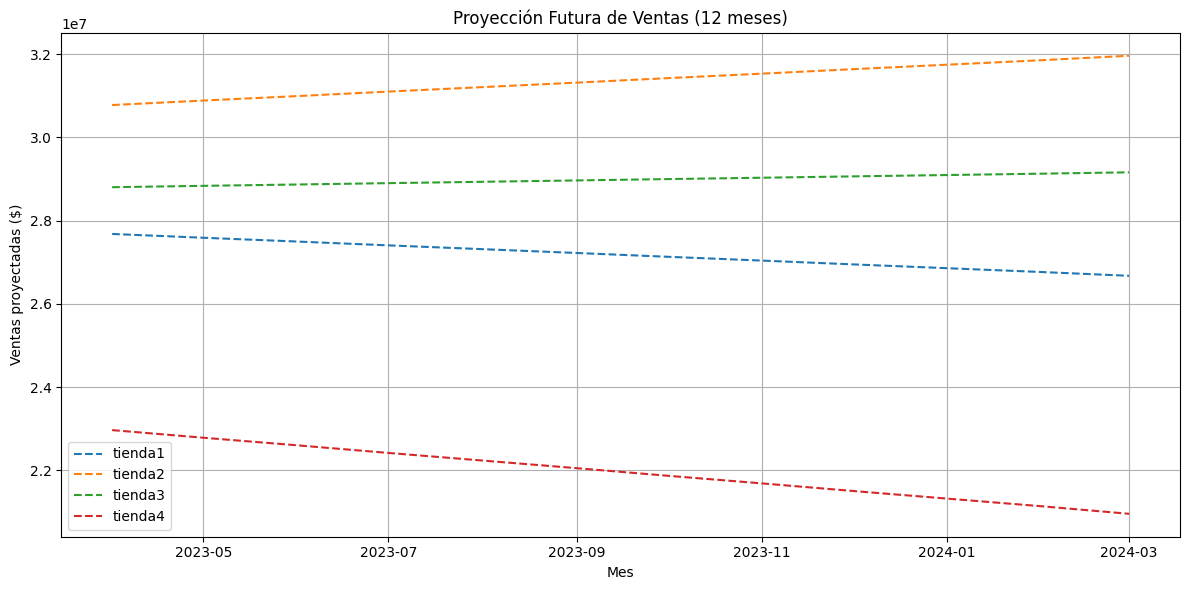
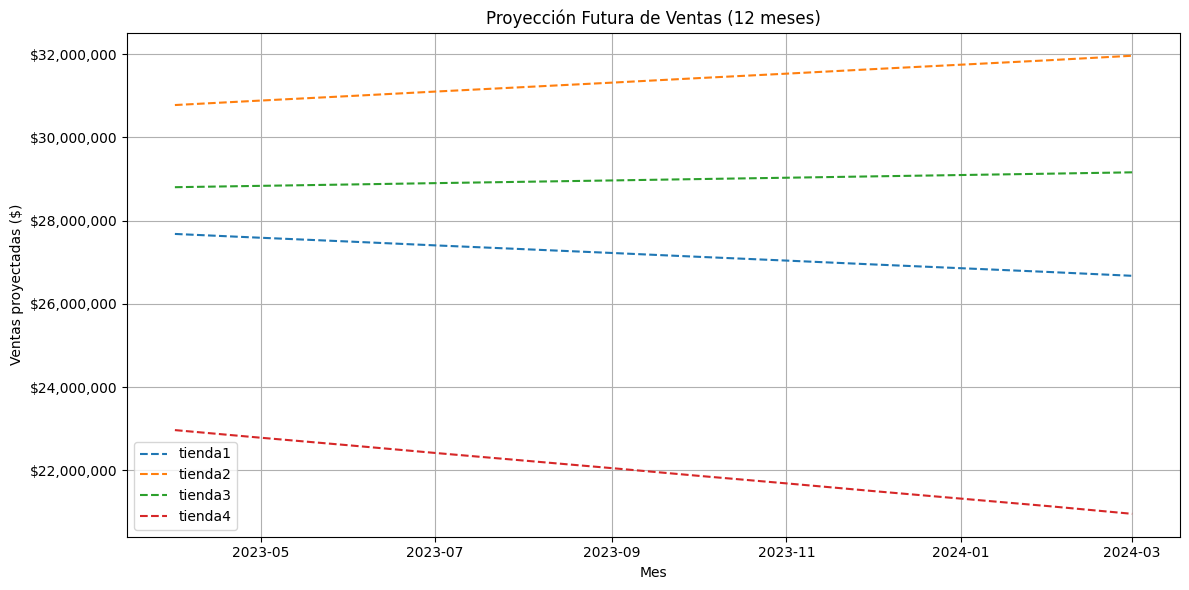
The notebook cell's code change between the first figure and the second:
--- before
+++ after
@@ -67,5 +67,5 @@
     fechas_futuras = pd.date_range(start=df['Mes'].iloc[0], periods=len(df) + meses_futuro, freq='MS')
     fechas_pred = fechas_futuras[-meses_futuro:]
-
+    plt.gca().yaxis.set_major_formatter(mtick.FuncFormatter(lambda x, _: f"${x:,.0f}"))
     plt.plot(fechas_pred, predicciones[-meses_futuro:], label=f'{nombre}', linestyle='--')
 

Commit: Actualizacion